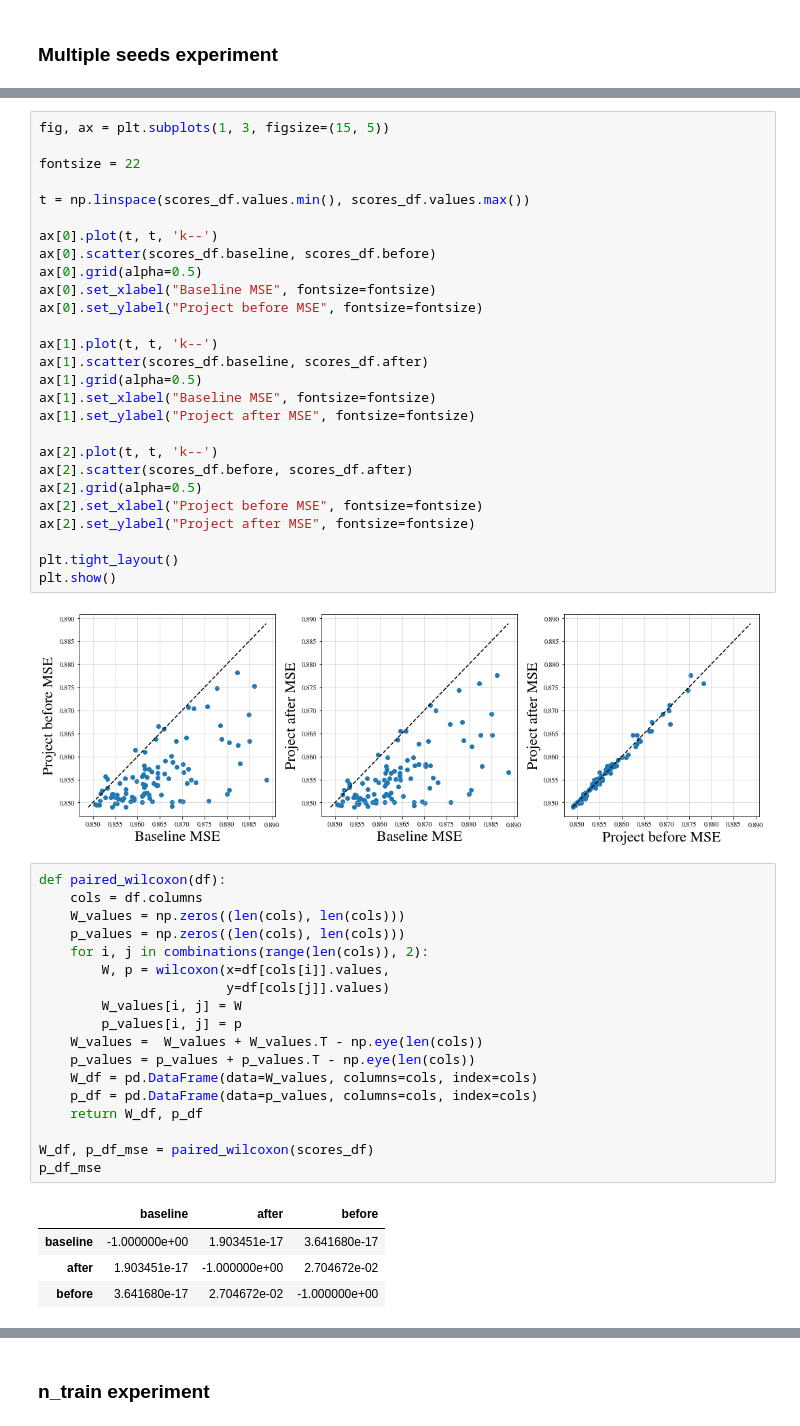
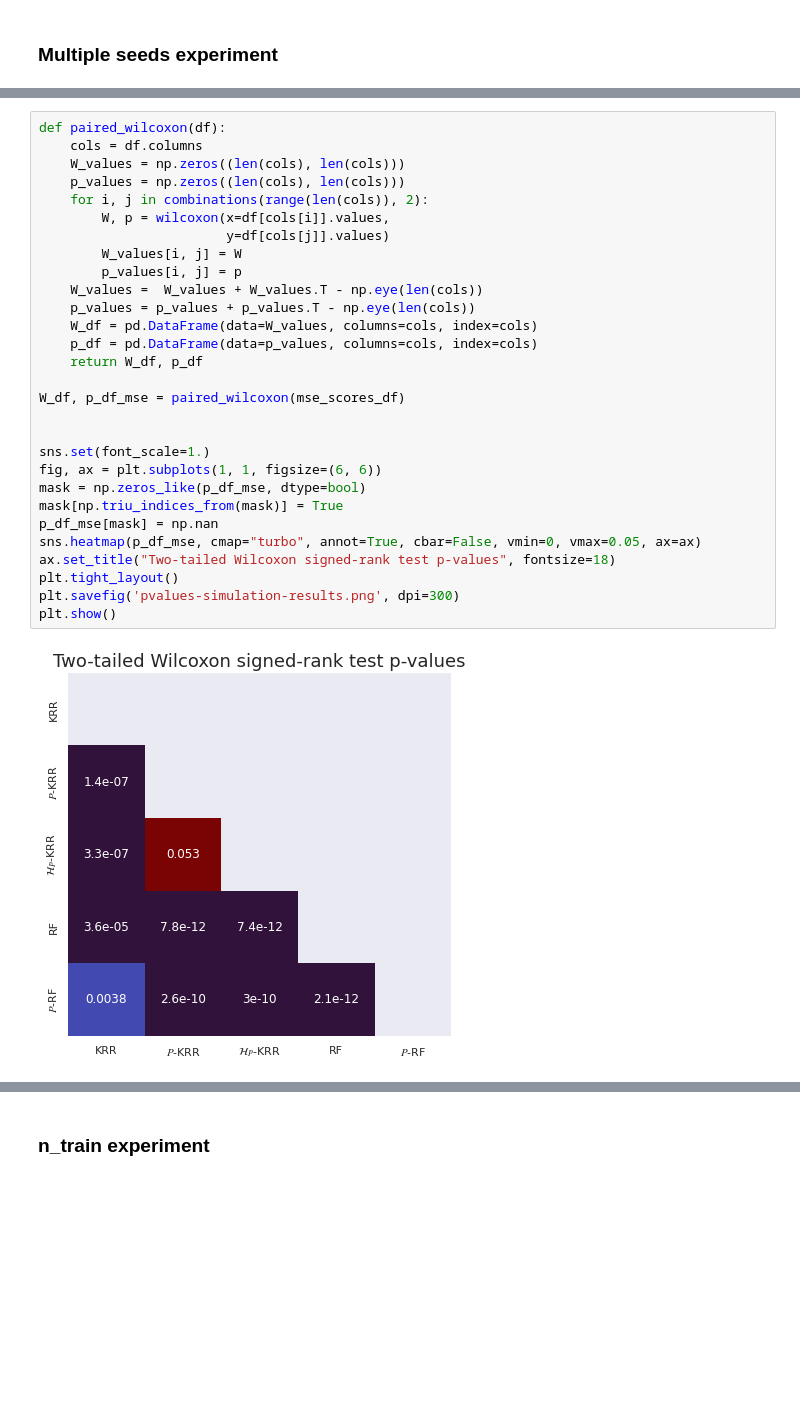
Before and after one commit to shahineb/collider-regression, a Jupyter notebook: notebooks/FaIR-experiment-score-analysis.ipynb, the cells around one changed output, grey strips where cells are left out. Saved outputs shown, nothing was run; the diff lists cells and outputs as text; blank space fills up the shorter version.

```diff
--- a/notebooks/FaIR-experiment-score-analysis.ipynb
+++ b/notebooks/FaIR-experiment-score-analysis.ipynb
@@ -49,52 +98,31 @@ plt.show()
-# %%
-fig, ax = plt.subplots(1, 3, figsize=(15, 5))
-
-fontsize = 22
-
-t = np.linspace(scores_df.values.min(), scores_df.values.max())
-
-ax[0].plot(t, t, 'k--')
-ax[0].scatter(scores_df.baseline, scores_df.before)
-ax[0].grid(alpha=0.5)
-ax[0].set_xlabel("Baseline MSE", fontsize=fontsize)
-ax[0].set_ylabel("Project before MSE", fontsize=fontsize)
-
-ax[1].plot(t, t, 'k--')
-ax[1].scatter(scores_df.baseline, scores_df.after)
-ax[1].grid(alpha=0.5)
-ax[1].set_xlabel("Baseline MSE", fontsize=fontsize)
-ax[1].set_ylabel("Project after MSE", fontsize=fontsize)
-
-ax[2].plot(t, t, 'k--')
-ax[2].scatter(scores_df.before, scores_df.after)
-ax[2].grid(alpha=0.5)
-ax[2].set_xlabel("Project before MSE", fontsize=fontsize)
-ax[2].set_ylabel("Project after MSE", fontsize=fontsize)
-
-plt.tight_layout()
-plt.show()
-# %% [output]
-[figure, removed]
 # %%
 def paired_wilcoxon(df):
     cols = df.columns
     W_values = np.zeros((len(cols), len(cols)))
     p_values = np.zeros((len(cols), len(cols)))
     for i, j in combinations(range(len(cols)), 2):
         W, p = wilcoxon(x=df[cols[i]].values,
                         y=df[cols[j]].values)
         W_values[i, j] = W
         p_values[i, j] = p
     W_values =  W_values + W_values.T - np.eye(len(cols))
     p_values = p_values + p_values.T - np.eye(len(cols))
     W_df = pd.DataFrame(data=W_values, columns=cols, index=cols)
     p_df = pd.DataFrame(data=p_values, columns=cols, index=cols)
     return W_df, p_df
 
-W_df, p_df_mse = paired_wilcoxon(scores_df)
-p_df_mse
+W_df, p_df_mse = paired_wilcoxon(mse_scores_df)
+
+
+sns.set(font_scale=1.)
+fig, ax = plt.subplots(1, 1, figsize=(6, 6))
+mask = np.zeros_like(p_df_mse, dtype=bool)
+mask[np.triu_indices_from(mask)] = True
+p_df_mse[mask] = np.nan
+sns.heatmap(p_df_mse, cmap="turbo", annot=True, cbar=False, vmin=0, vmax=0.05, ax=ax)
+ax.set_title("Two-tailed Wilcoxon signed-rank test p-values", fontsize=18)
+plt.tight_layout()
+plt.savefig('pvalues-simulation-results.png', dpi=300)
+plt.show()
 # %% [output]
-|  | baseline | after | before |
-| baseline | -1.000000e+00 | 1.903451e-17 | 3.641680e-17 |
-| after | 1.903451e-17 | -1.000000e+00 | 2.704672e-02 |
-| before | 3.641680e-17 | 2.704672e-02 | -1.000000e+00 |
+[figure, added]
```
Also changed, not shown: parts of 16 cells of this notebook, 17 other files.
